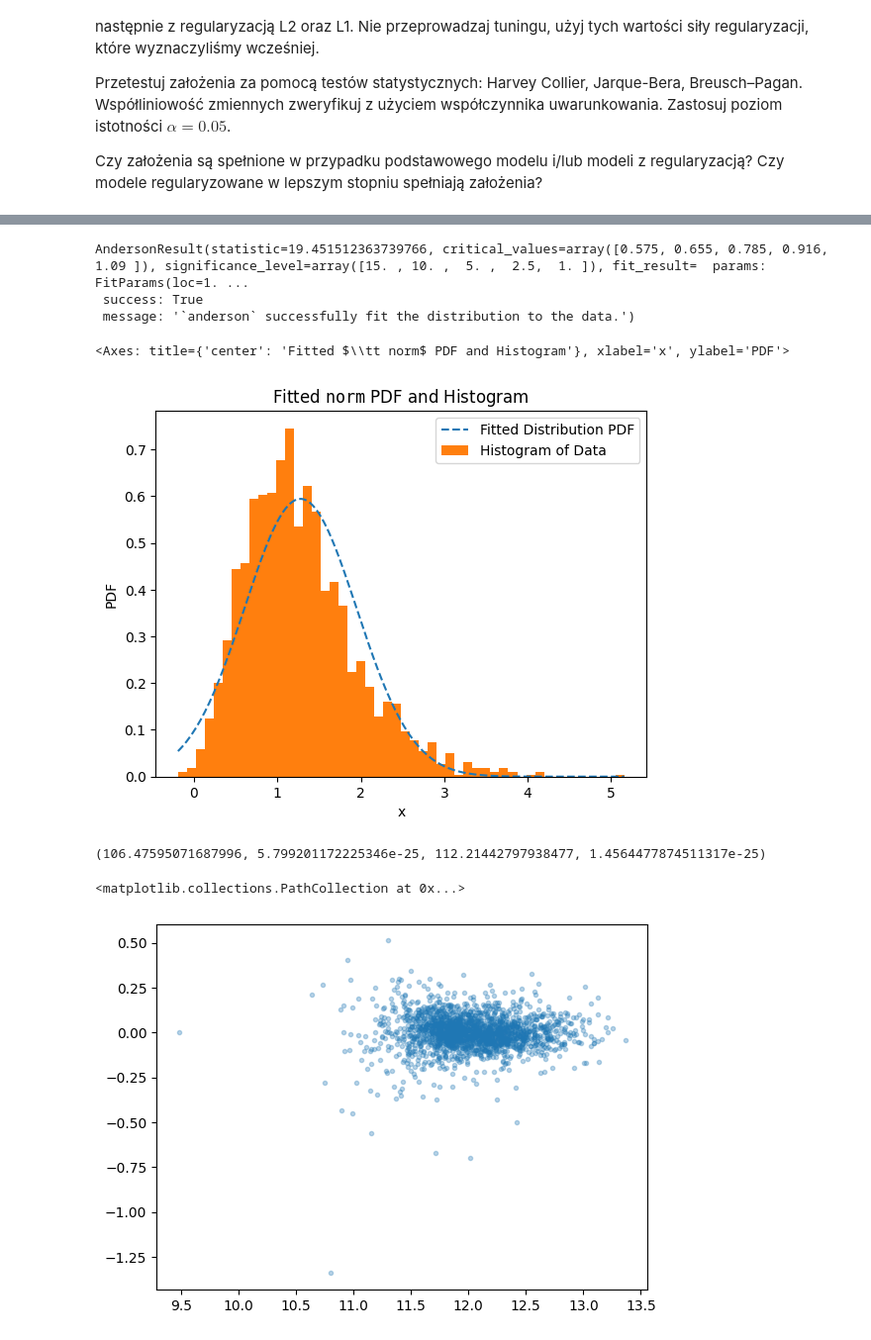
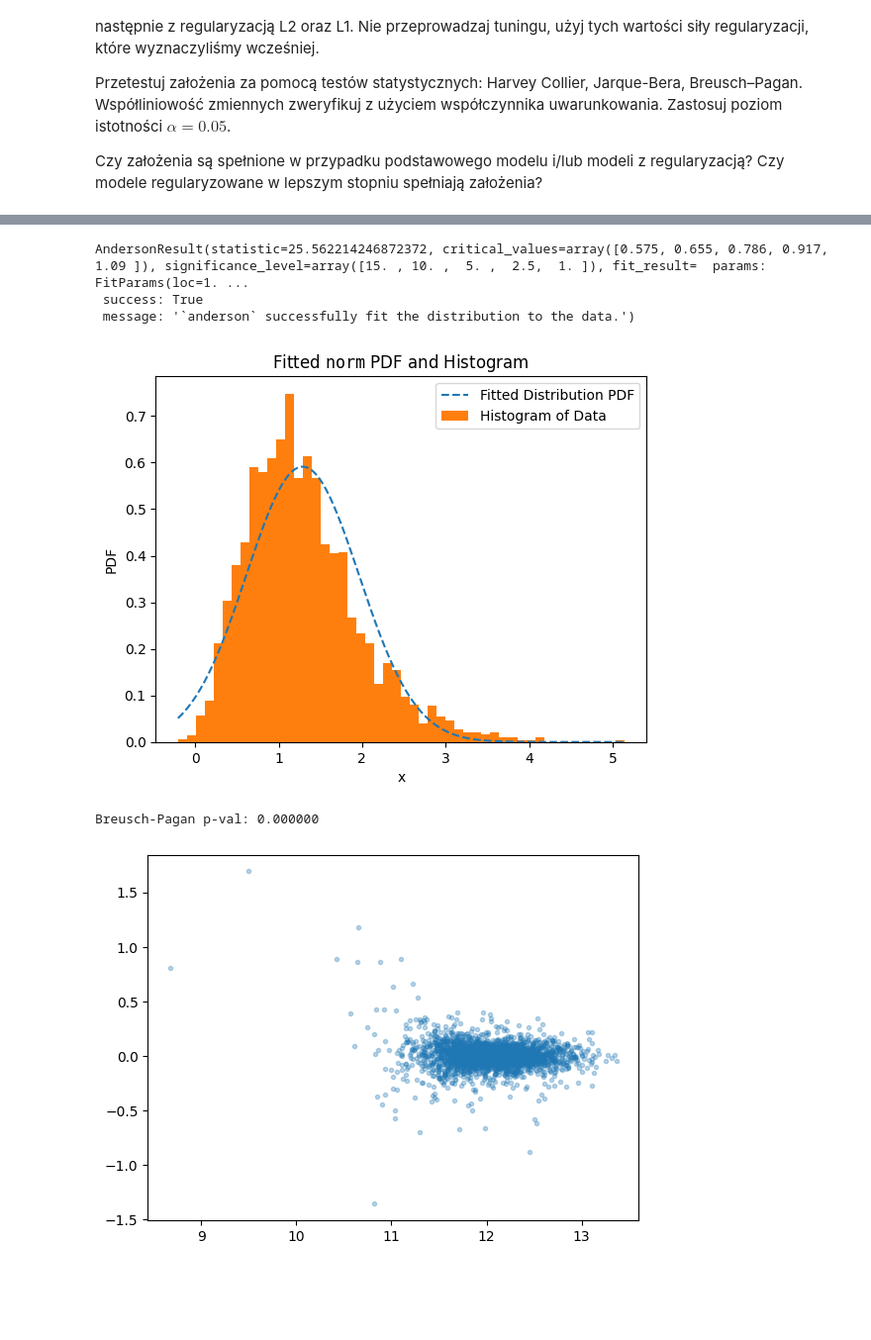
Before and after one commit to barhanc/artificial-intelligence-fundamentals, a Jupyter notebook: lab1/lab_1.ipynb, the cells around one changed output, grey strips where cells are left out. Shown at 99% size. Drawn from its saved outputs; the diff is of its cells as text; code cells hidden in the pictures; blank space fills up the shorter version.

```diff
--- a/lab1/lab_1.ipynb
+++ b/lab1/lab_1.ipynb
@@ -1654,9 +1641,7 @@ y = df.pop("SalePrice")
 categorical_features = df.select_dtypes(include="object").columns
 numerical_features = df.select_dtypes(exclude="object").columns
 
-X_train, X_test, y_train, y_test = train_test_split(
-    df, y, test_size=0.3, random_state=0
-)
+X_train, X_test, y_train, y_test = train_test_split(df, y, test_size=0.05, random_state=0)
 
 one_hot_encoder = OneHotEncoder(drop="first", sparse_output=False, handle_unknown="ignore")
 median_imputer = SimpleImputer(strategy="median")
@@ -1728,26 +1716,28 @@ AndersonResult(statistic=238.54477708821742, critical_values=array([0.575, 0.655
 # %%
 res = scipy.stats.anderson(resid_l2)
 print(res)
-res.fit_result.plot()
+fig, ax = plt.subplots()
+res.fit_result.plot(ax)
+plt.show()
 # %% [output]
-AndersonResult(statistic=19.451512363739766, critical_values=array([0.575, 0.655, 0.785, 0.916, 1.09 ]), significance_level=array([15. , 10. ,  5. ,  2.5,  1. ]), fit_result=  params: FitParams(loc=1. ...
+AndersonResult(statistic=25.562214246872372, critical_values=array([0.575, 0.655, 0.786, 0.917, 1.09 ]), significance_level=array([15. , 10. ,  5. ,  2.5,  1. ]), fit_result=  params: FitParams(loc=1. ...
  success: True
  message: '`anderson` successfully fit the distribution to the data.')
-<Axes: title={'center': 'Fitted $\\tt norm$ PDF and Histogram'}, xlabel='x', ylabel='PDF'>
-[figure, old version]
+[figure, new version]
 # %%
 # Homoskedastyczność
 # ------------------
-
 print(
-    ssd.het_breuschpagan(
-        resid,
-        np.hstack((np.ones_like(y_train).reshape(-1, 1), y_train.to_numpy().reshape(-1, 1))),
+    "Breusch-Pagan p-val: {:.6f}".format(
+        ssd.het_breuschpagan(
+            resid,
+            np.hstack((np.ones_like(y_train).reshape(-1, 1), y_train.to_numpy().reshape(-1, 1))),
+        )[1]
     )
 )
 plt.scatter(results.fittedvalues, resid, alpha=0.3, marker=".")
+plt.show()
 # %% [output]
-(106.47595071687996, 5.799201172225346e-25, 112.21442797938477, 1.4564477874511317e-25)
+Breusch-Pagan p-val: 0.000000
-<matplotlib.collections.PathCollection at 0x...>
-[figure, old version]
+[figure, new version]
 # %%
```
Also changed, not shown: parts of 19 cells of this notebook, 1 other file.
